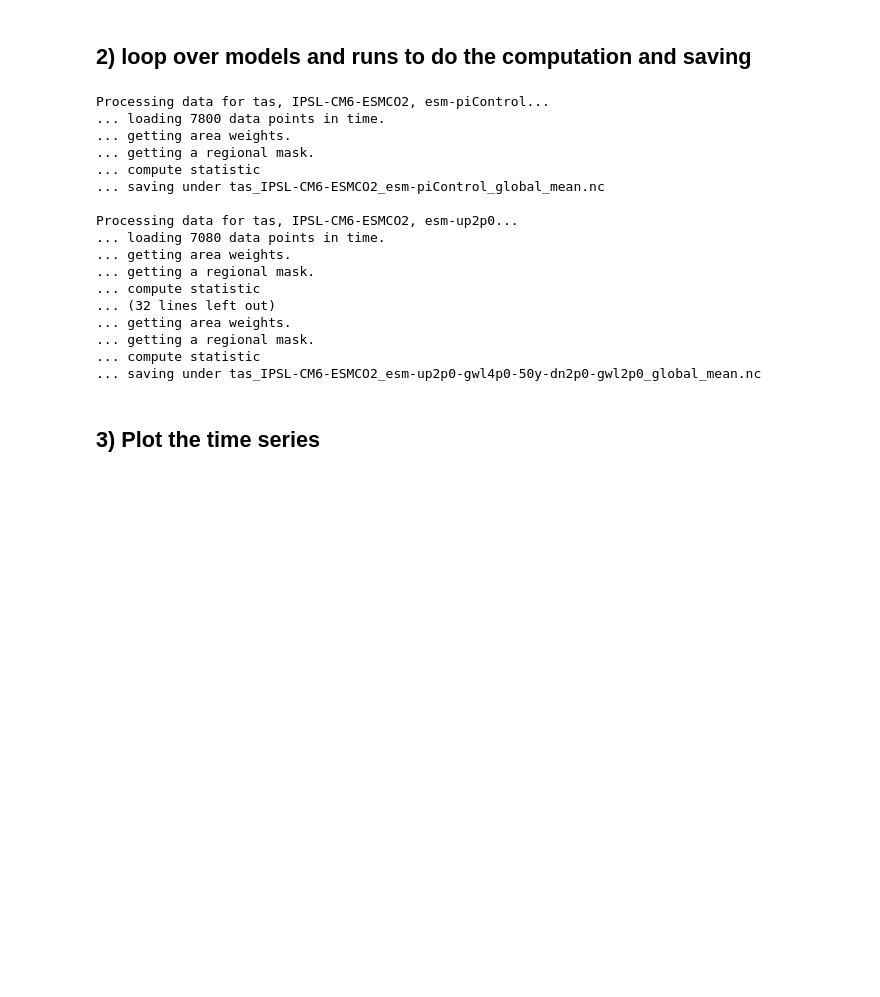
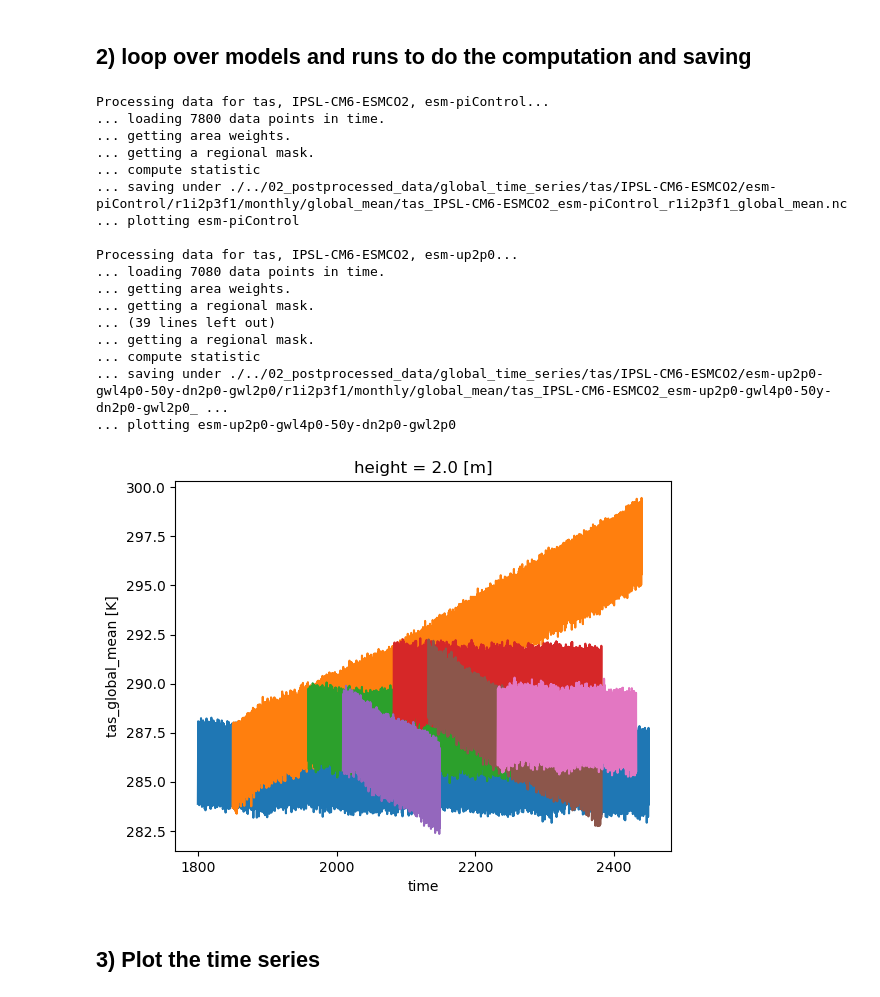
Before and after one commit to eikekoehn/TIPMIP_carbon_cycle, a Jupyter notebook: 01_postprocessing/calc_time_series_of_global_statistic.ipynb, the cells around one changed output. Saved outputs shown, nothing was run; the diff lists cells and outputs as text; code cells hidden in the pictures; blank space fills up the shorter version.

```diff
--- a/01_postprocessing/calc_time_series_of_global_statistic.ipynb
+++ b/01_postprocessing/calc_time_series_of_global_statistic.ipynb
@@ -36,50 +31,73 @@ runs = pruns.get_run_list('tipmip_tier1')
 # %%
 for varia in varias:
     for model in models:
+        mgrab = MODELgrabber.get_grabber(model)
+        member = mgrab.get_member()
 
         global_stats = dict()
         for run in runs:
             print(f'Processing data for {varia}, {model}, {run}...')
 
             # first get the dataset
-            mgrab = get_grabber(model)
-            da = mgrab.get_data(varia,run,freq_input='monthly',verbose_level=0)
+            da = mgrab.get_data(varia,run,freq_input=freq_input,verbose_level=0)
             print(f'... loading {da.time.size} data points in time.')
 
             # get the area_weights
             print(f'... getting area weights.')
             area_weights = mgrab.get_area(varia,freq_input)
 
             # which region do i want to cover
             print(f'... getting a regional mask.')
 
             # then do the spatial statistic
             print(f'... compute statistic')
-            global_stat = calc_global_stat(da, area_weights, stat, mask=None, dims=None)
+            global_stat = calc_global_stat(da, area_weights, stat, mask=None, dims=None)#.astype("float32")
+            global_stat.name = f"{varia}_global_{stat}"
+
+            # update the unit
+            if stat == 'integral':
+                unit = f'{da.units} x m2'
+            else:
+                unit = da.units
+            global_stat.attrs["units"] = unit
+
+            # save the data
+            save_dir = f'./../02_postprocessed_data/global_time_series/{varia}/{model}/{run}/{member}/{freq_input}/global_{stat}'
+            os.makedirs(save_dir,exist_ok=True)
+            save_string = f'{save_dir}/{varia}_{model}_{run}_{member}_global_{stat}.nc'
+            print(f'... saving under {save_string}')
+
+            #encoding = {global_stat.name: {"dtype": "float32", "zlib": True, "complevel": 4}}
+            global_stat.to_netcdf(save_string,encoding=encoding)
+
+            # keep in a local dictionary for plotting
             global_stats[run] = global_stat
 
-            # save the data
-            save_string = f'{varia}_{model}_{run}_global_{stat}.nc'
-            print(f'... saving under {save_string}')
+            #for key in global_stats.keys():
+            print(f'... plotting {run}')
+            global_stats[run].plot()
             print(' ')
+
+        plt.show()
 # %% [output]
 Processing data for tas, IPSL-CM6-ESMCO2, esm-piControl...
 ... loading 7800 data points in time.
 ... getting area weights.
 ... getting a regional mask.
 ... compute statistic
-... saving under tas_IPSL-CM6-ESMCO2_esm-piControl_global_mean.nc
+... saving under ./../02_postprocessed_data/global_time_series/tas/IPSL-CM6-ESMCO2/esm-piControl/r1i2p3f1/monthly/global_mean/tas_IPSL-CM6-ESMCO2_esm-piControl_r1i2p3f1_global_mean.nc
+... plotting esm-piControl
 
 Processing data for tas, IPSL-CM6-ESMCO2, esm-up2p0...
 ... loading 7080 data points in time.
 ... getting area weights.
 ... getting a regional mask.
-... compute statistic
-... (32 lines left out)
-... getting area weights.
+... (39 lines left out)
 ... getting a regional mask.
 ... compute statistic
-... saving under tas_IPSL-CM6-ESMCO2_esm-up2p0-gwl4p0-50y-dn2p0-gwl2p0_global_mean.nc
+... saving under ./../02_postprocessed_data/global_time_series/tas/IPSL-CM6-ESMCO2/esm-up2p0-gwl4p0-50y-dn2p0-gwl2p0/r1i2p3f1/monthly/global_mean/tas_IPSL-CM6-ESMCO2_esm-up2p0-gwl4p0-50y-dn2p0-gwl2p0_ ...
+... plotting esm-up2p0-gwl4p0-50y-dn2p0-gwl2p0
+[figure, added]
 # %% [markdown]
 ## 3) Plot the time series
 # %%
```
Also changed, not shown: parts of 2 cells of this notebook, 2 other files.
